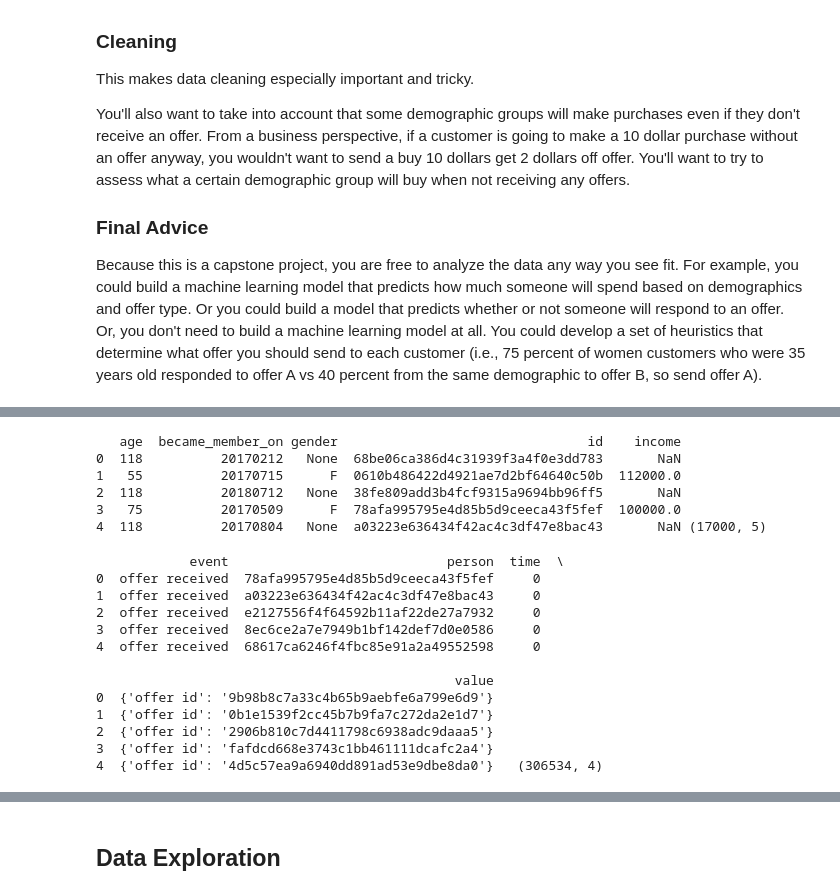
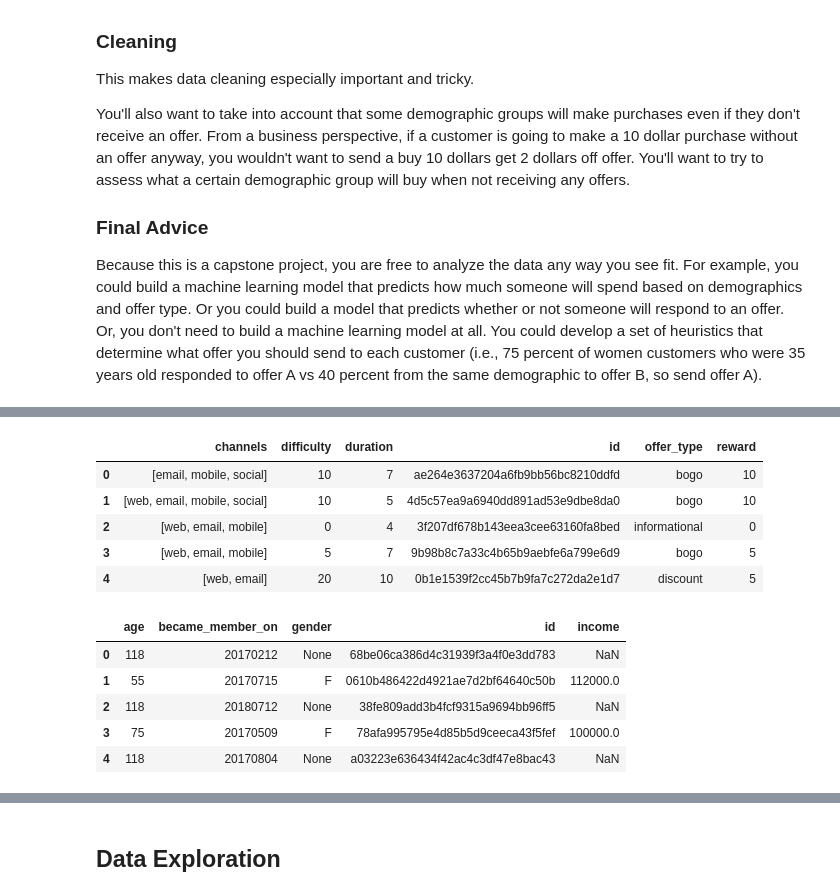
Before and after one commit to nimishsoni/StarBucks-Promotional-Offer-Recommendation, a Jupyter notebook: Starbucks_Capstone_notebook.ipynb, the cells around one changed output, grey strips where cells are left out. Cells and saved outputs as stored; diff of their text form; code cells hidden in the pictures.

```diff
--- a/Starbucks_Capstone_notebook.ipynb
+++ b/Starbucks_Capstone_notebook.ipynb
@@ -136,25 +124,18 @@ print(portfolio.head(),portfolio.shape)
-# %%
-print(profile.head(),profile.shape)
-# %% [output]
-   age  became_member_on gender                                id    income
-0  118          20170212   None  68be06ca386d4c31939f3a4f0e3dd783       NaN
-1   55          20170715      F  0610b486422d4921ae7d2bf64640c50b  112000.0
-2  118          20180712   None  38fe809add3b4fcf9315a9694bb96ff5       NaN
-3   75          20170509      F  78afa995795e4d85b5d9ceeca43f5fef  100000.0
-4  118          20170804   None  a03223e636434f42ac4c3df47e8bac43       NaN (17000, 5)
-# %%
-print(transcript.head(),transcript.shape)
-# %% [output]
-            event                            person  time  \
-0  offer received  78afa995795e4d85b5d9ceeca43f5fef     0
-1  offer received  a03223e636434f42ac4c3df47e8bac43     0
-2  offer received  e2127556f4f64592b11af22de27a7932     0
-3  offer received  8ec6ce2a7e7949b1bf142def7d0e0586     0
-4  offer received  68617ca6246f4fbc85e91a2a49552598     0
-
-                                              value
-0  {'offer id': '9b98b8c7a33c4b65b9aebfe6a799e6d9'}
-1  {'offer id': '0b1e1539f2cc45b7b9fa7c272da2e1d7'}
-2  {'offer id': '2906b810c7d4411798c6938adc9daaa5'}
-3  {'offer id': 'fafdcd668e3743c1bb461111dcafc2a4'}
-4  {'offer id': '4d5c57ea9a6940dd891ad53e9dbe8da0'}   (306534, 4)
+# %%
+portfolio.head()
+# %% [output]
+|  | channels | difficulty | duration | id | offer_type | reward |
+| 0 | [email, mobile, social] | 10 | 7 | ae264e3637204a6fb9bb56bc8210ddfd | bogo | 10 |
+| 1 | [web, email, mobile, social] | 10 | 5 | 4d5c57ea9a6940dd891ad53e9dbe8da0 | bogo | 10 |
+| 2 | [web, email, mobile] | 0 | 4 | 3f207df678b143eea3cee63160fa8bed | informational | 0 |
+| 3 | [web, email, mobile] | 5 | 7 | 9b98b8c7a33c4b65b9aebfe6a799e6d9 | bogo | 5 |
+| 4 | [web, email] | 20 | 10 | 0b1e1539f2cc45b7b9fa7c272da2e1d7 | discount | 5 |
+# %%
+profile.head()
+# %% [output]
+|  | age | became_member_on | gender | id | income |
+| 0 | 118 | 20170212 | None | 68be06ca386d4c31939f3a4f0e3dd783 | NaN |
+| 1 | 55 | 20170715 | F | 0610b486422d4921ae7d2bf64640c50b | 112000.0 |
+| 2 | 118 | 20180712 | None | 38fe809add3b4fcf9315a9694bb96ff5 | NaN |
+| 3 | 75 | 20170509 | F | 78afa995795e4d85b5d9ceeca43f5fef | 100000.0 |
+| 4 | 118 | 20170804 | None | a03223e636434f42ac4c3df47e8bac43 | NaN |
```
Also changed, not shown: parts of 16 cells of this notebook, 1 other file.
